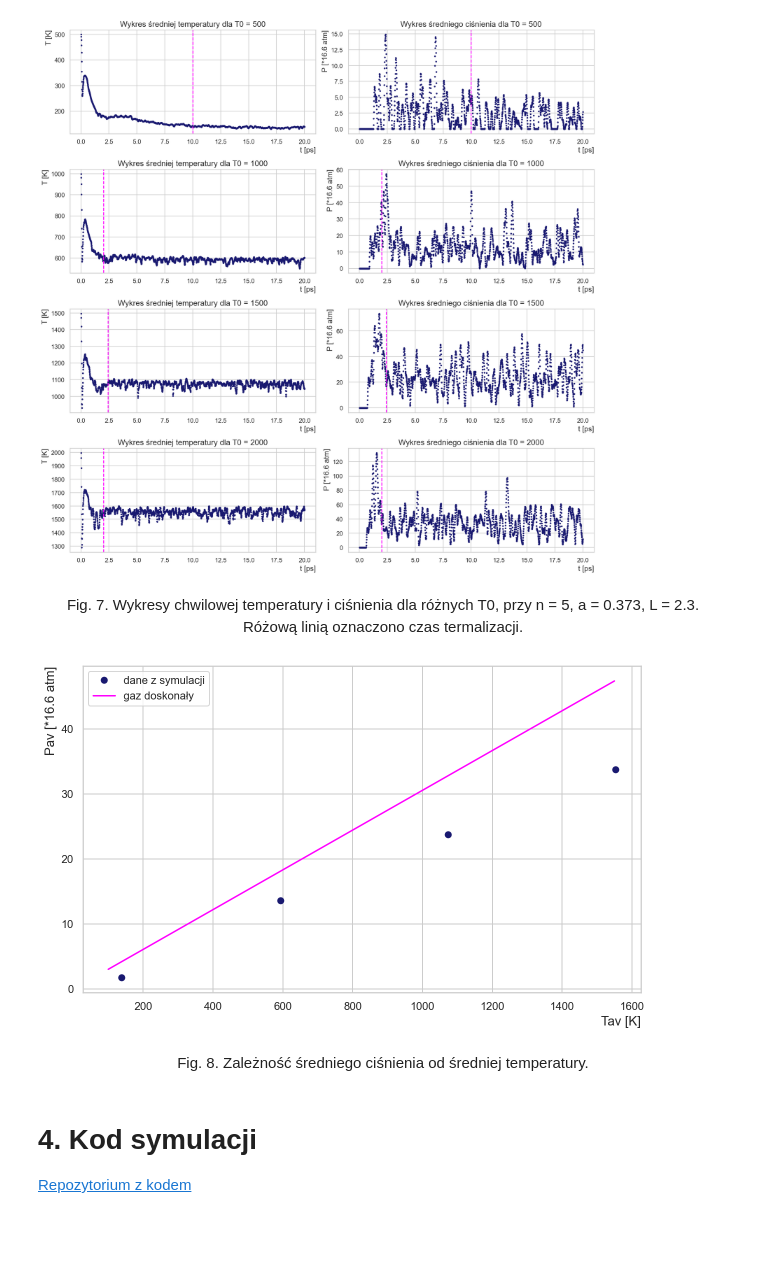
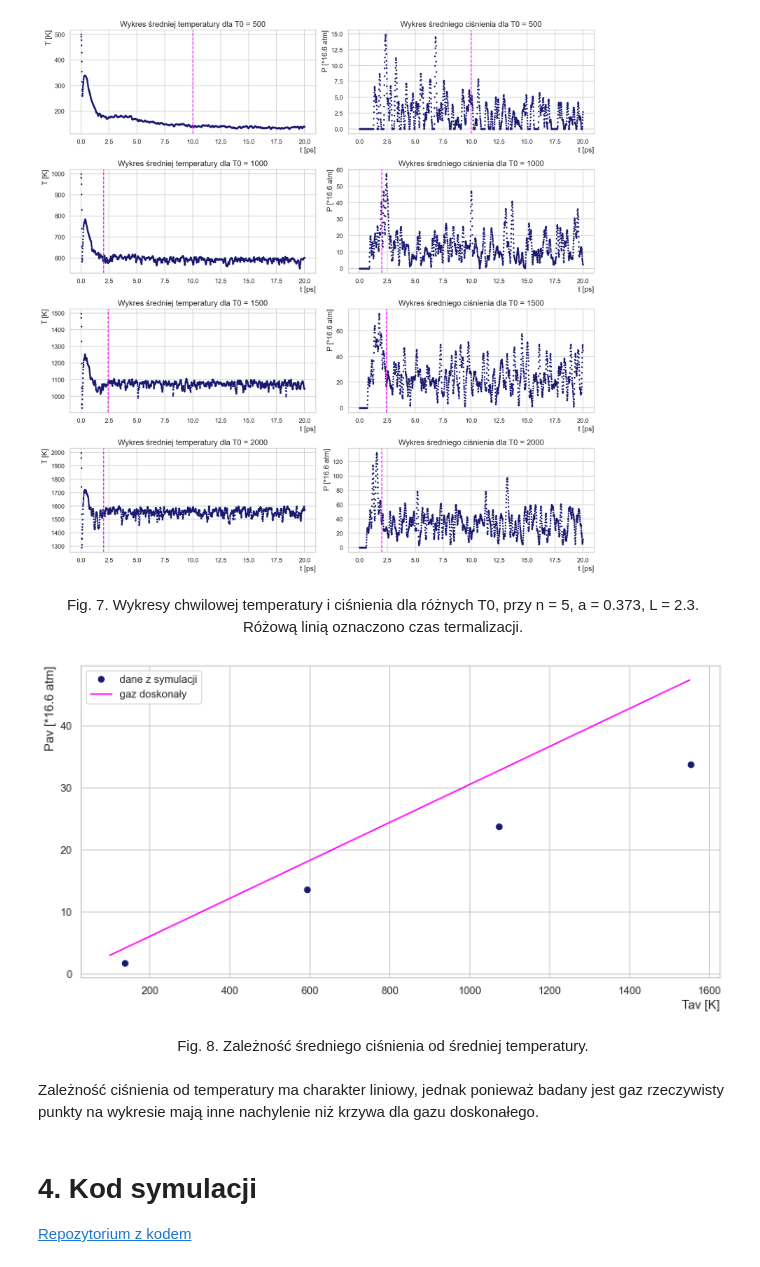
Before and after one commit to pauczy/molecular-dynamics, a Jupyter notebook: argon_sprawozdanie.ipynb, the cells around one changed output. Drawn from its saved outputs; the diff is of its cells as text; code cells hidden in the pictures; blank space fills up the shorter version.

```diff
--- a/argon_sprawozdanie.ipynb
+++ b/argon_sprawozdanie.ipynb
@@ -268,23 +271,26 @@ fig.tight_layout()
 # %% [output]
 [figure]
-# %% [markdown]
-<center>Fig. 7. Wykresy chwilowej temperatury i ciśnienia dla różnych T0, przy n = 5, a = 0.373, L = 2.3. Różową linią oznaczono czas termalizacji. </center>
+# %% [markdown]
+<center>Fig. 7. Wykresy chwilowej temperatury i ciśnienia dla różnych T0, przy n = 5, a = 0.373, L = 2.3. Różową linią oznaczono czas termalizacji. </center>
 # %%
 Pav = [1.8002480080785863, 13.630153957724646, 23.77046214862641, 33.760240079599896]
 Tav = [137.77692321318693, 593.4311462062864, 1073.687287965512, 1553.0862864918317]
 
 Tt = np.arange(100, 1600, 50)
 Pp = 0.030572445*Tt
-fig = plt.figure(figsize = (10, 6))
+fig = plt.figure(figsize = (12, 6))
 plt.plot(Tav, Pav, 'o', color = 'midnightblue', label = 'dane z symulacji')
 plt.plot(Tt, Pp, color = 'magenta', label = 'gaz doskonały')
 plt.xlabel("Tav [K]", fontsize=13, loc='right')
 plt.ylabel("Pav [*16.6 atm]", fontsize=13, loc='top')
 _ = plt.legend()
+plt.savefig('./figs/PodT.pdf')
 # %% [output]
-[figure, old version]
+[figure, new version]
 # %% [markdown]
 <center>Fig. 8. Zależność średniego ciśnienia od średniej temperatury.</center>
+# %% [markdown]
+Zależność ciśnienia od temperatury ma charakter liniowy, jednak ponieważ badany jest gaz rzeczywisty punkty na wykresie mają inne nachylenie niż krzywa dla gazu doskonałego.
 # %% [markdown]
 <a name='4'></a>
 # 4. Kod symulacji
```
Also changed, not shown: parts of 15 cells of this notebook, 1 other file.
